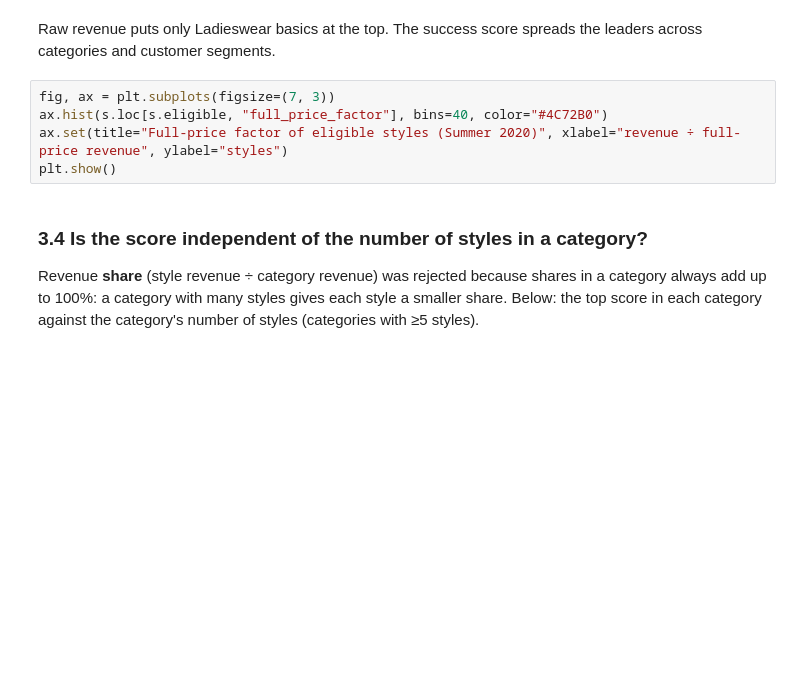
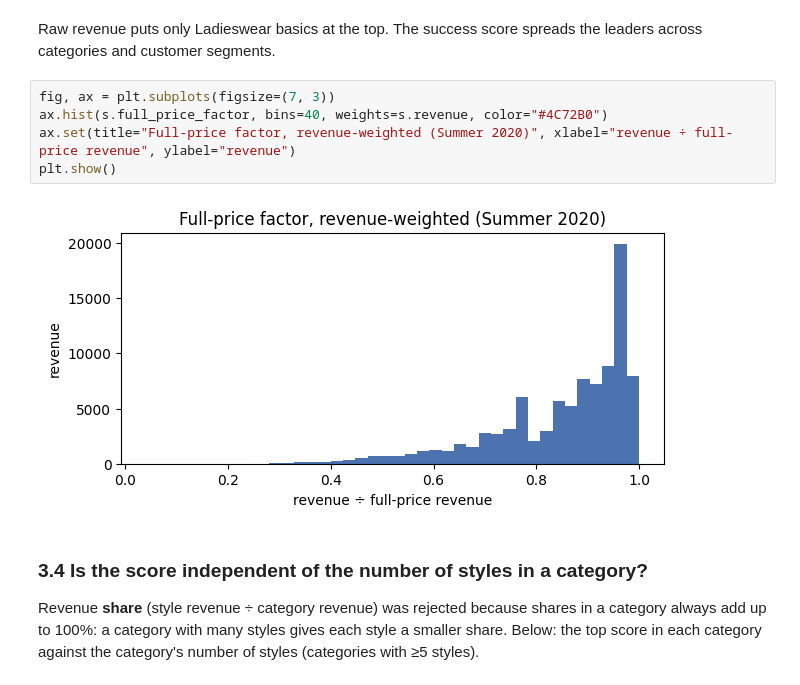
Before and after one commit to AnshifKkk/style_recommendations, a Jupyter notebook: data_science/notebooks/01_style_and_success_definition.ipynb, the cells around one changed output. Cells and saved outputs as stored; diff of their text form; blank space fills up the shorter version.

```diff
--- a/data_science/notebooks/01_style_and_success_definition.ipynb
+++ b/data_science/notebooks/01_style_and_success_definition.ipynb
@@ -235,9 +345,11 @@ Raw revenue puts only Ladieswear basics at the top. The success score spreads th
 and customer segments.
 # %%
 fig, ax = plt.subplots(figsize=(7, 3))
-ax.hist(s.loc[s.eligible, "full_price_factor"], bins=40, color="#4C72B0")
-ax.set(title="Full-price factor of eligible styles (Summer 2020)", xlabel="revenue ÷ full-price revenue", ylabel="styles")
+ax.hist(s.full_price_factor, bins=40, weights=s.revenue, color="#4C72B0")
+ax.set(title="Full-price factor, revenue-weighted (Summer 2020)", xlabel="revenue ÷ full-price revenue", ylabel="revenue")
 plt.show()
+# %% [output]
+[figure, added]
 # %% [markdown]
 ### 3.4 Is the score independent of the number of styles in a category?
 
```
Also changed, not shown: parts of 25 cells of this notebook, 4 other files.
